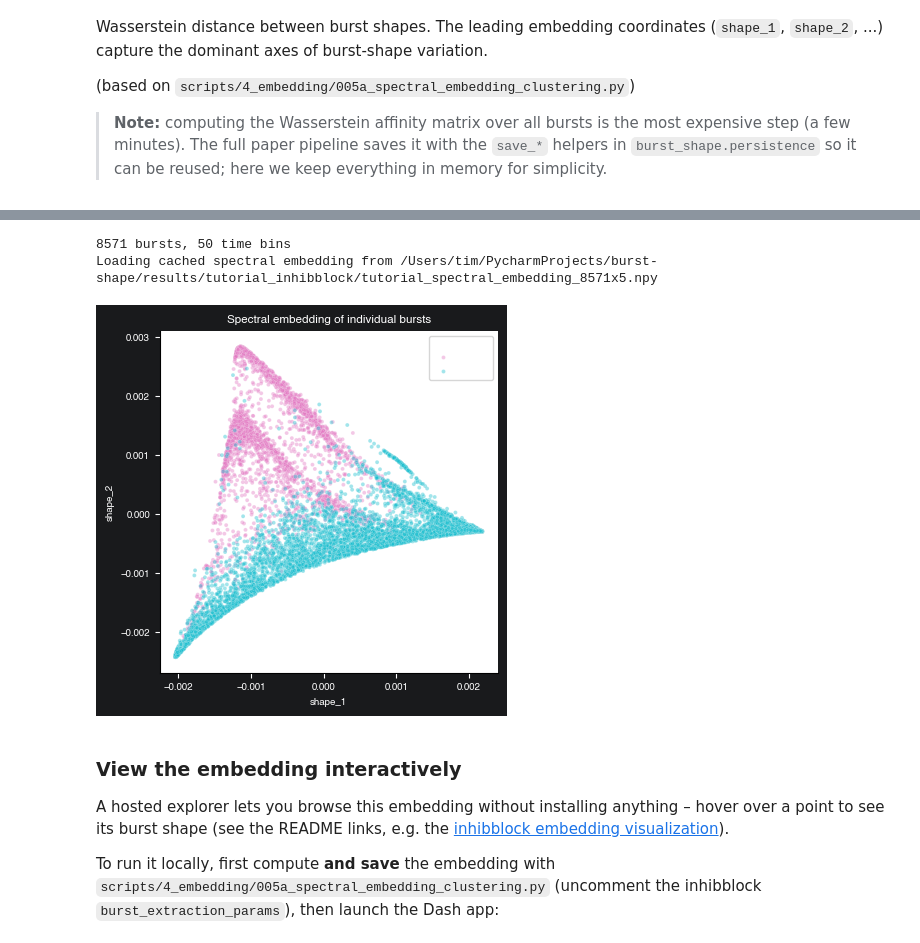
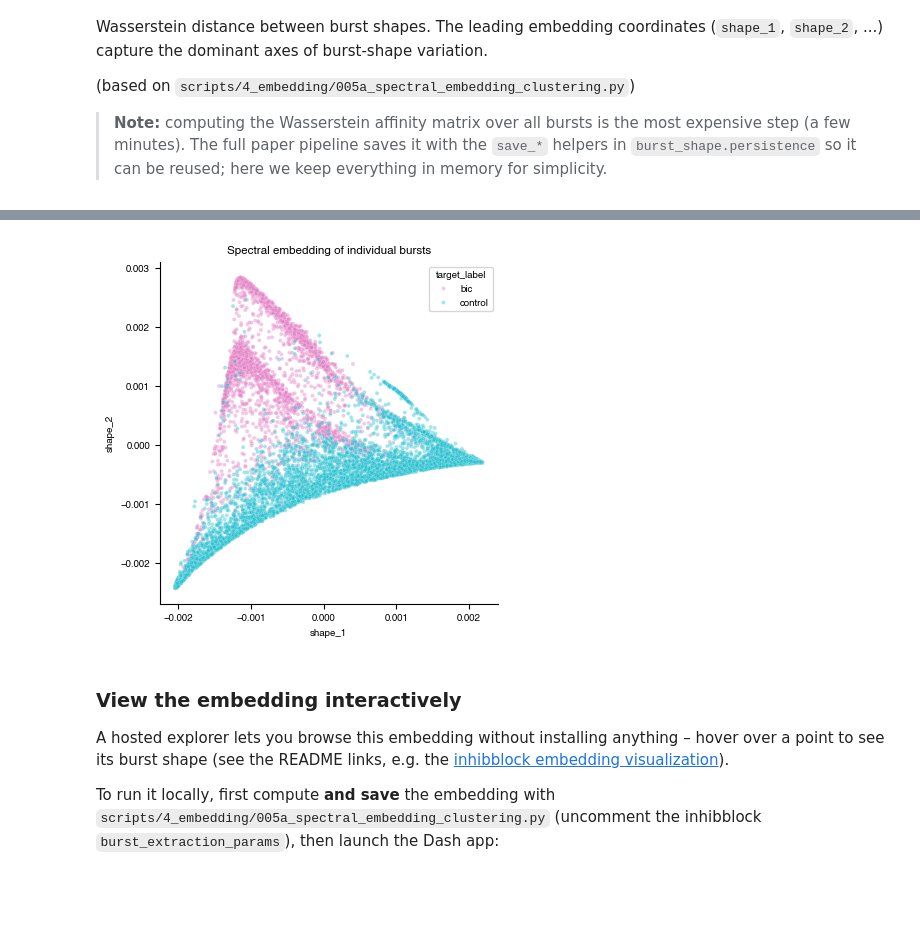
Before and after one commit to LevinaLab/burst-shape, a Jupyter notebook: notebooks/tutorial.ipynb, the cells around one changed output, grey strips where cells are left out. Drawn from its saved outputs; the diff is of its cells as text; code cells hidden in the pictures; blank space fills up the shorter version.

Commit message:
cleanup tutorial.ipynb

```diff
--- a/notebooks/tutorial.ipynb
+++ b/notebooks/tutorial.ipynb
@@ -398,7 +405,7 @@ dominant axes of burst-shape variation.
 > `save_*` helpers in `burst_shape.persistence` so it can be reused; here we keep
 > everything in memory for simplicity.
 # %%
-from burst_shape.folders import get_results_folder
+from burst_shape.folders import get_project_folder, get_results_folder
 from burst_shape.persistence import (
     load_burst_matrix,
     load_df_bursts,
@@ -430,8 +437,9 @@ embedding_path = os.path.join(
     RESULTS_NAME,
     f"tutorial_spectral_embedding_{burst_matrix.shape[0]}x{n_embedding_dims}.npy",
 )
+embedding_path_rel = os.path.relpath(embedding_path, get_project_folder())
 if os.path.exists(embedding_path):
-    print(f"Loading cached spectral embedding from {embedding_path}")
+    print(f"Loading cached spectral embedding from {embedding_path_rel}")
     spectral_embedding = np.load(embedding_path)
 else:
     # build the kNN affinity graph (Wasserstein distance) and the spectral embedding
@@ -453,7 +461,7 @@ else:
     # the first eigenvector is trivial, so we skip it
     spectral_embedding = clustering.maps_[:, 1 : n_embedding_dims + 1]
     np.save(embedding_path, spectral_embedding)
-    print(f"Saved spectral embedding to {embedding_path}")
+    print(f"Saved spectral embedding to {embedding_path_rel}")
 
 # attach shape features to each burst, then average them per recording (culture)
 for i_dim in range(n_embedding_dims):
@@ -482,6 +490,5 @@ sns.scatterplot(
     alpha=0.4,
     ax=ax,
 )
-ax.set_title("Spectral embedding of individual bursts")
-fig.show()
+ax.set_title("Spectral embedding of individual bursts");
 # %% [output]
@@ -489,6 +497,4 @@ fig.show()
-8571 bursts, 50 time bins
-Loading cached spectral embedding from /Users/tim/PycharmProjects/burst-shape/results/tutorial_inhibblock/tutorial_spectral_embedding_8571x5.npy
-[figure, old version]
+[figure, new version]
 # %% [markdown]
 ### View the embedding interactively
 
```
Also changed, not shown: parts of 6 cells of this notebook.
